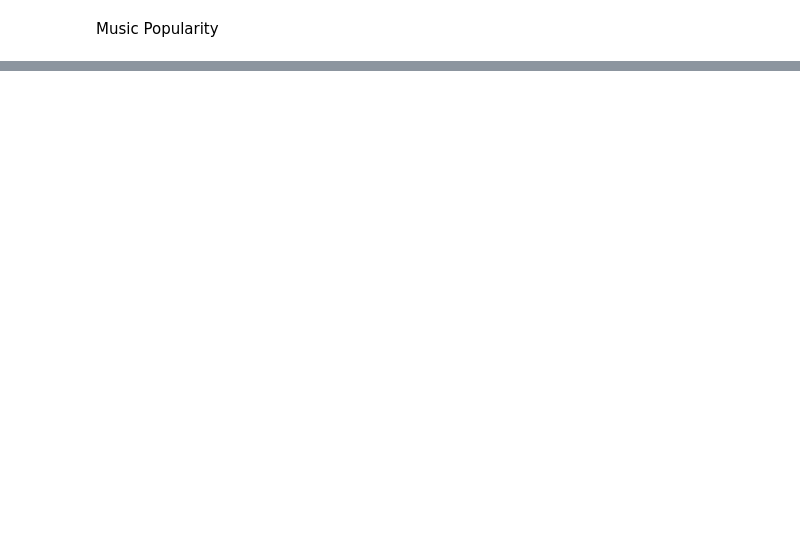
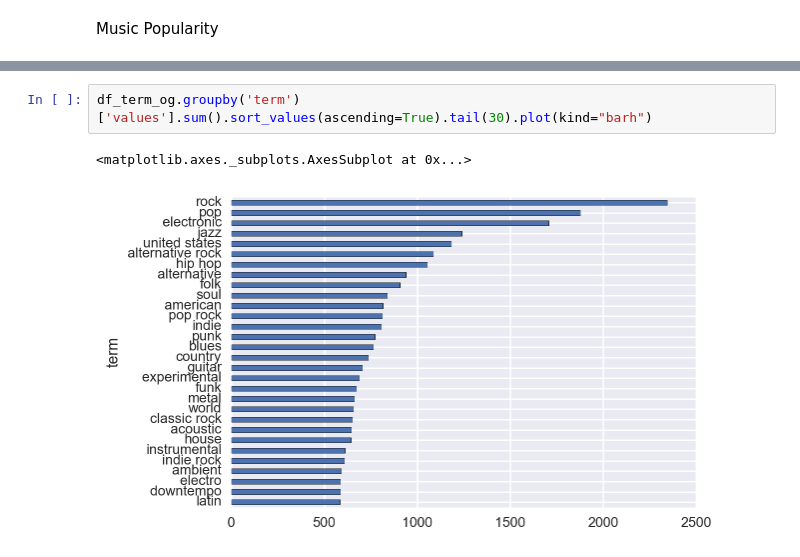
Before and after one commit to davrayjohn/DSI-SF-4-davrayjohn, a Jupyter notebook: Capestone/Capstone - Technical Report.ipynb, the cells around one changed output, grey strips where cells are left out. Drawn from its saved outputs; the diff is of its cells as text; blank space fills up the shorter version.

```diff
--- a/Capestone/Capstone - Technical Report.ipynb
+++ b/Capestone/Capstone - Technical Report.ipynb
@@ -23,0 +482,5 @@ With a large and saturated music landscape, many great artists are always uniden
+# %%
+df_term_og.groupby('term')['values'].sum().sort_values(ascending=True).tail(30).plot(kind="barh")
+# %% [output]
+<matplotlib.axes._subplots.AxesSubplot at 0x...>
+[figure, added]
```
Also changed, not shown: parts of 174 cells of this notebook.
